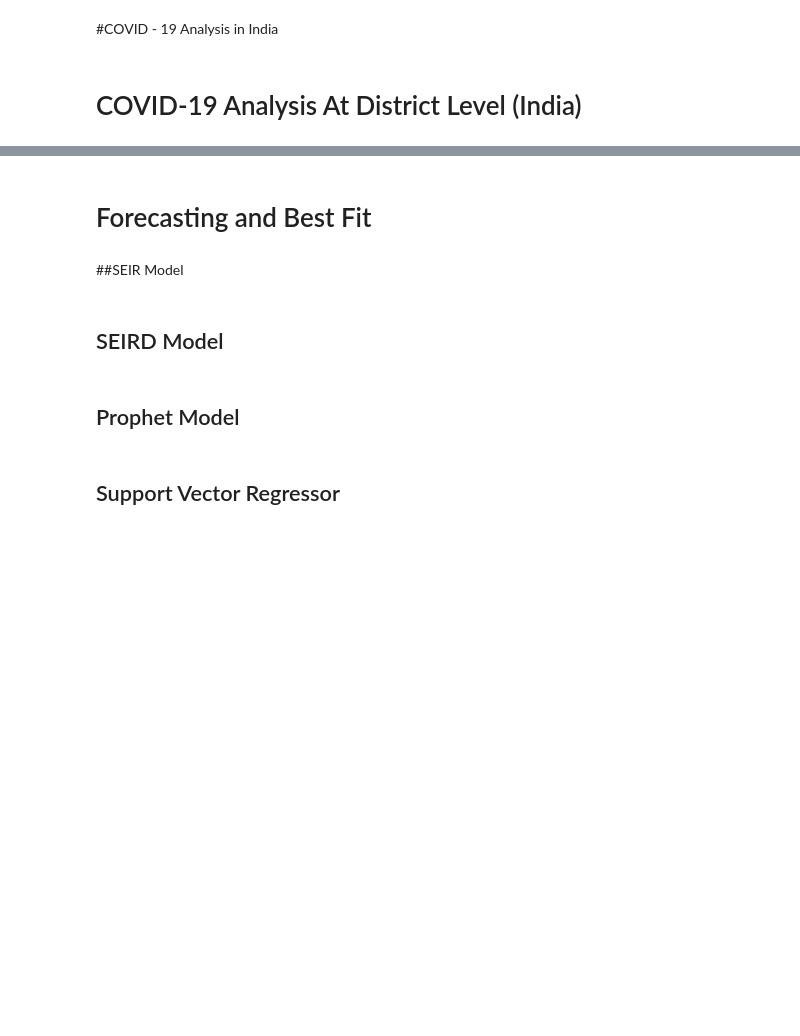
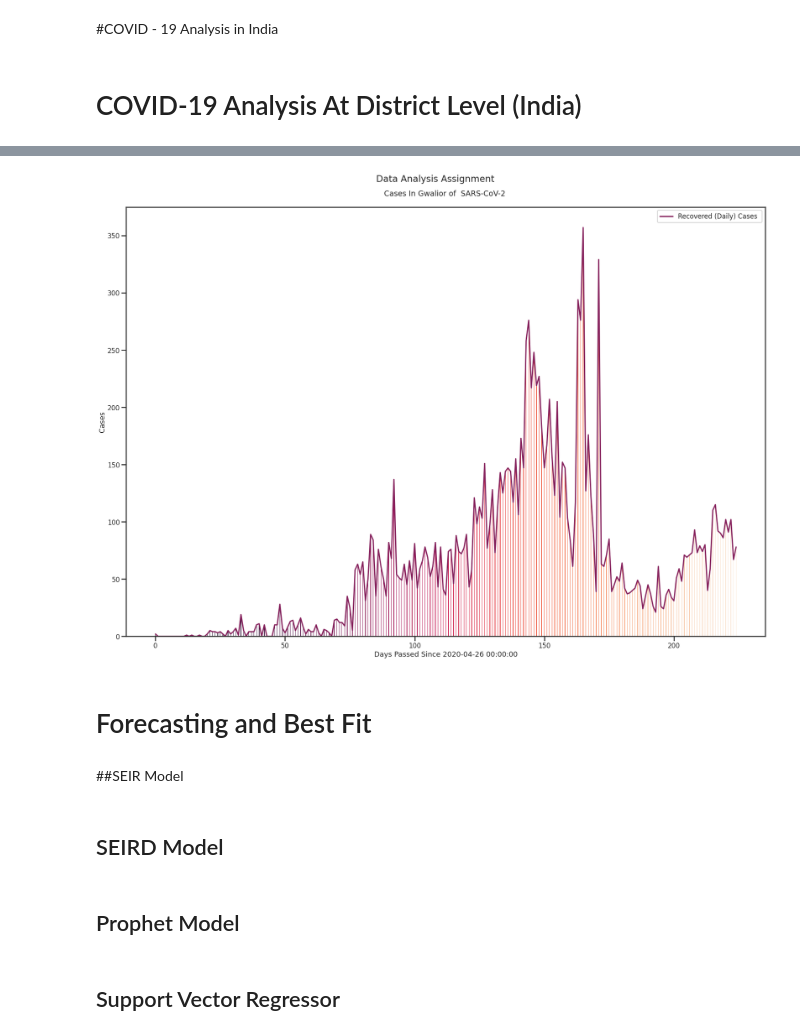
Before and after one commit to terminate9298/Corona-Visualization-and-Prediction, a Jupyter notebook: COVID 19 Visualization and Forecasting.ipynb, the cells around one changed output, grey strips where cells are left out. Drawn from its saved outputs; the diff is of its cells as text; code cells hidden in the pictures; blank space fills up the shorter version.

```diff
--- a/COVID 19 Visualization and Forecasting.ipynb
+++ b/COVID 19 Visualization and Forecasting.ipynb
@@ -1063,41 +1096,43 @@ Plot_District = "Gwalior" #@param ['Agar Malwa', 'Agra', 'Ahmedabad', 'Ahmednaga
-Regression_Power = 3 #@param {type:"slider", min:0, max:20, step:1}
+Regression_Power = 0 #@param {type:"slider", min:0, max:20, step:1}
 Train_on_days_from = 13 #@param {type:"slider", min:0, max:300, step:1}
 Predict_of_future_days = 76 #@param {type:"slider", min:0, max:200, step:1}
 Bar_Plot = True #@param {type:"boolean"}
-Line_Plot = False #@param {type:"boolean"}
+Line_Plot = True #@param {type:"boolean"}
 
 if Plot_Column == 'C/R/D':
   Plot_Column = ['Confirmed' , 'Recovered' , 'Deceased']
 elif Plot_Column == 'C/R/D/A':
   Plot_Column = ['Confirmed' , 'Recovered' , 'Deceased' , 'Active']
 elif Plot_Column == 'C/R/D(Daily)':
   Plot_Column = ['Confirmed_' , 'Recovered_' , 'Deceased_']
 else:
   Plot_Column = [Plot_Column]
 
 data = District_[District_.District == Plot_District]
 
 plot_color = list(sns.color_palette(Style_Color,n_colors=len(Plot_Column)*2).as_hex())
 plt.figure(figsize=(Graphs_Width,Graphs_Height))
 if Bar_Plot:
   if len(Plot_Column) == 1:
     plt.bar(data['Days_Passed'].values,data[Plot_Column[0]].values, width = 0.2 , linewidth = 0 , color = list(sns.color_palette(Style_Color,n_colors=len(data['Days_Passed'].values)).as_hex()) )
 for col,i in enumerate(Plot_Column):
   if Line_Plot:
-    plt.plot(data[i].values, label = '{} Cases '.format(i.replace('_',' (Daily)').title()) , color = plot_color[col*2] )
+    plt.plot(data['Days_Passed'].values,data[i].values, label = '{} Cases '.format(i.replace('_',' (Daily)').title()) , color = plot_color[col*2] )
   if Regression_Power:
     model = np.poly1d(np.polyfit(data['Days_Passed'].values[Train_on_days_from:], data[i].values[Train_on_days_from:], Regression_Power))
     polyline = np.linspace(Train_on_days_from, data['Days_Passed'].max()+Predict_of_future_days, 5000)
     plt.plot(polyline , [0 if i<0 else i for i in model(polyline)]  , label = 'Predicted {} Cases'.format(i.replace('_',' (Daily)').title()) , color = plot_color[col*2+1])
 
 plt.suptitle('Data Analysis Assignment', fontsize = 23)
 plt.title('Cases In {} of  SARS-CoV-2 \n'.format(Plot_District) , fontsize = 19)
 plt.legend()
 plt.ylabel('Cases')
 plt.xlabel('Days Passed Since {}'.format(District_['Date'].min()))
 plt.subplots_adjust(top=SubPlot_Top)
 
 plt.savefig('/content/{} {}.{}'.format(Save_Name , time.time() , Format_To_Save) , bbox_inches = 'tight')
+# %% [output]
+[figure, added]
 # %%
 #@markdown <h3>⬅️ Click Here to START Plotting</h3>
 #@markdown <br><center><img src='https://assets.website-files.com/5d9ba0eb5f6edb77992a99d0/5e62506c9394b24aa66cf385_iconfinder_connection-route-spread-virus-global_5728179.png' height="200" alt="Gdrive-logo"/></center>
```
Also changed, not shown: parts of 4 cells of this notebook.
